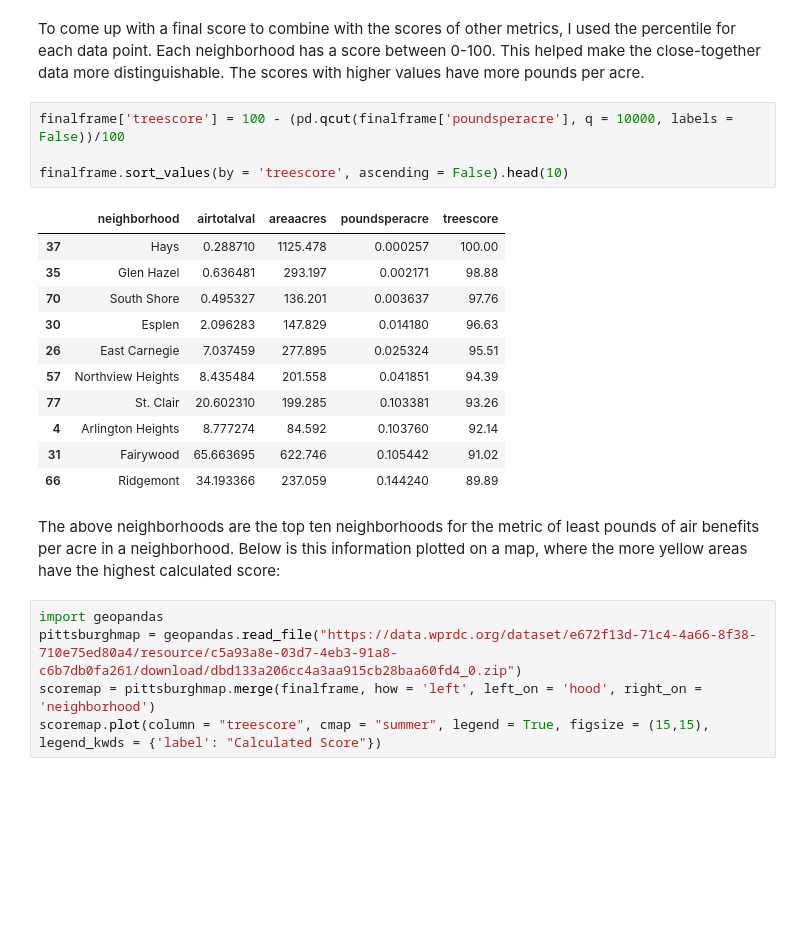
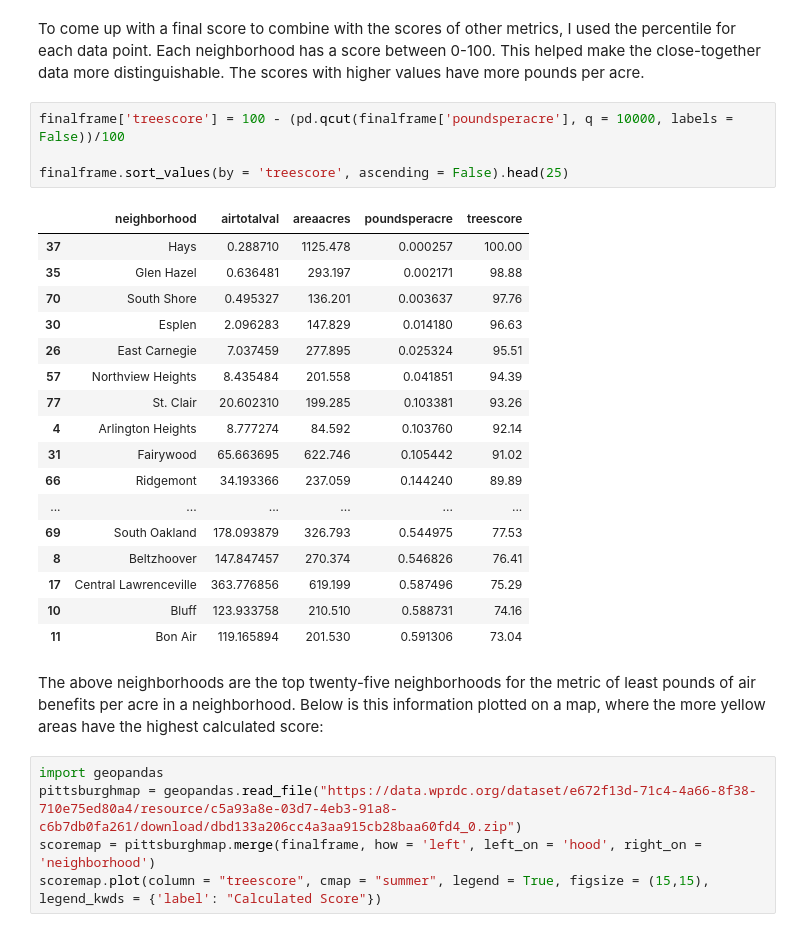
Before and after one commit to JNyashaT/CMPINF0010_Final_Project, a Jupyter notebook: Combined_Notebook (4).ipynb, the cells around one changed output. Cells and saved outputs as stored; diff of their text form; blank space fills up the shorter version.

```diff
--- a/Combined_Notebook (4).ipynb
+++ b/Combined_Notebook (4).ipynb
@@ -344,21 +380,27 @@ To come up with a final score to combine with the scores of other metrics, I use
 # %%
 finalframe['treescore'] = 100 - (pd.qcut(finalframe['poundsperacre'], q = 10000, labels = False))/100
 
-finalframe.sort_values(by = 'treescore', ascending = False).head(10)
+finalframe.sort_values(by = 'treescore', ascending = False).head(25)
 # %% [output]
 |  | neighborhood | airtotalval | areaacres | poundsperacre | treescore |
 | 37 | Hays | 0.288710 | 1125.478 | 0.000257 | 100.00 |
 | 35 | Glen Hazel | 0.636481 | 293.197 | 0.002171 | 98.88 |
 | 70 | South Shore | 0.495327 | 136.201 | 0.003637 | 97.76 |
 | 30 | Esplen | 2.096283 | 147.829 | 0.014180 | 96.63 |
 | 26 | East Carnegie | 7.037459 | 277.895 | 0.025324 | 95.51 |
 | 57 | Northview Heights | 8.435484 | 201.558 | 0.041851 | 94.39 |
 | 77 | St. Clair | 20.602310 | 199.285 | 0.103381 | 93.26 |
 | 4 | Arlington Heights | 8.777274 | 84.592 | 0.103760 | 92.14 |
 | 31 | Fairywood | 65.663695 | 622.746 | 0.105442 | 91.02 |
 | 66 | Ridgemont | 34.193366 | 237.059 | 0.144240 | 89.89 |
+| ... | ... | ... | ... | ... | ... |
+| 69 | South Oakland | 178.093879 | 326.793 | 0.544975 | 77.53 |
+| 8 | Beltzhoover | 147.847457 | 270.374 | 0.546826 | 76.41 |
+| 17 | Central Lawrenceville | 363.776856 | 619.199 | 0.587496 | 75.29 |
+| 10 | Bluff | 123.933758 | 210.510 | 0.588731 | 74.16 |
+| 11 | Bon Air | 119.165894 | 201.530 | 0.591306 | 73.04 |
 # %% [markdown]
-The above neighborhoods are the top ten neighborhoods for the metric of least pounds of air benefits per acre in a neighborhood. Below is this information plotted on a map, where the more yellow areas have the highest calculated score:
+The above neighborhoods are the top twenty-five neighborhoods for the metric of least pounds of air benefits per acre in a neighborhood. Below is this information plotted on a map, where the more yellow areas have the highest calculated score:
 # %%
 import geopandas
 pittsburghmap = geopandas.read_file("https://data.wprdc.org/dataset/e672f13d-71c4-4a66-8f38-710e75ed80a4/resource/c5a93a8e-03d7-4eb3-91a8-c6b7db0fa261/download/dbd133a206cc4a3aa915cb28baa60fd4_0.zip")
```
Also changed, not shown: parts of 13 cells of this notebook.
